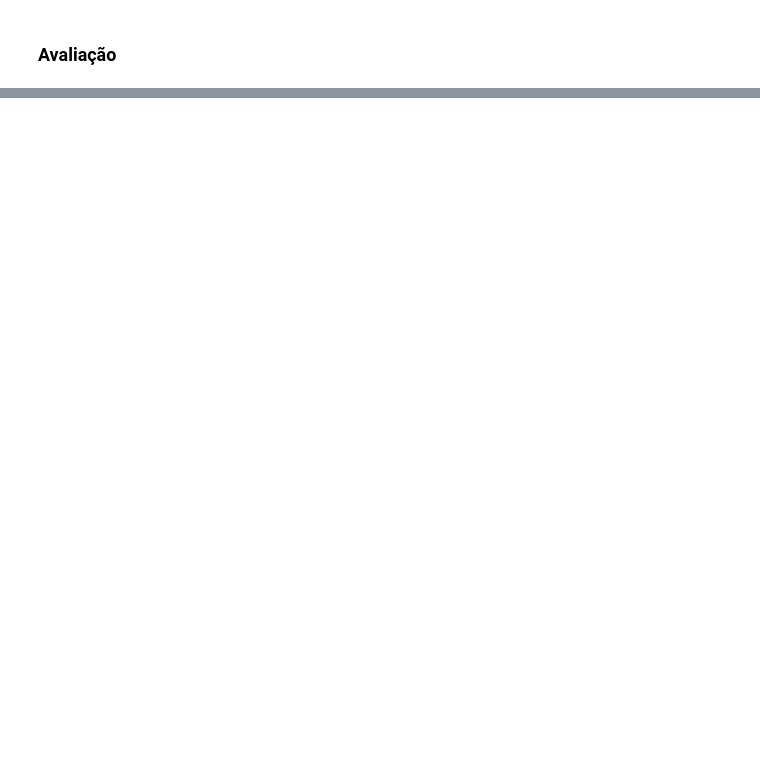
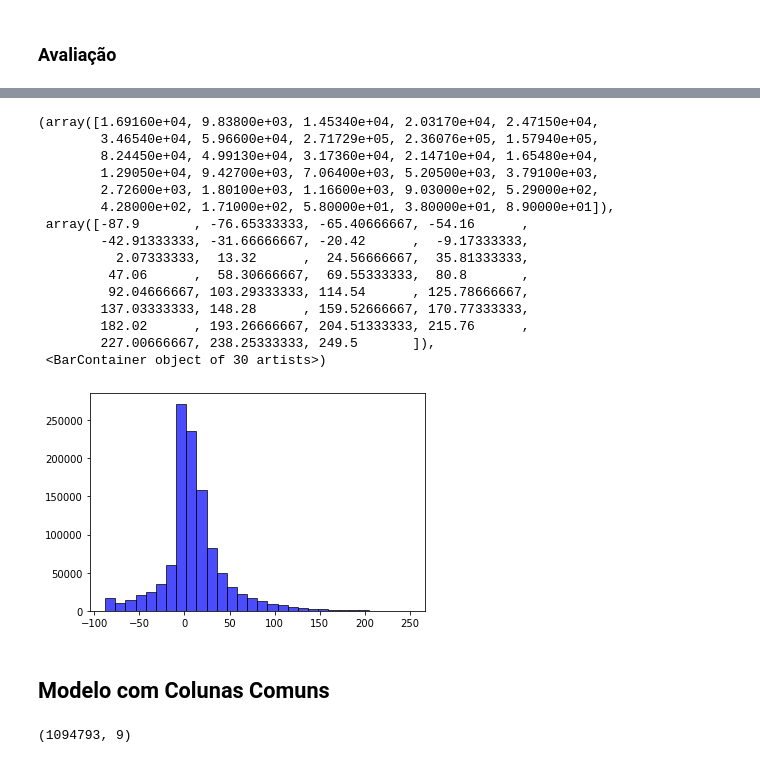
Before and after one commit to INXE-Lainf-Labs/EletricVehicleConsumptionEstimators, a Jupyter notebook: Conect2AI/NepochsLSTM.ipynb, the cells around one changed output, grey strips where cells are left out. Drawn from its saved outputs; the diff is of its cells as text; code cells hidden in the pictures; blank space fills up the shorter version.

Commit message:
Seleção de colunas

```diff
--- a/Conect2AI/NepochsLSTM.ipynb
+++ b/Conect2AI/NepochsLSTM.ipynb
@@ -516,0 +536,21 @@ plot_error_histogram(y_pred_seq, y_test_seq)
+# %%
+plt.hist(trips['Motor Torque [Nm]'], bins=30, color='blue', alpha=0.7, edgecolor='black')
+# %% [output]
+(array([1.69160e+04, 9.83800e+03, 1.45340e+04, 2.03170e+04, 2.47150e+04,
+        3.46540e+04, 5.96600e+04, 2.71729e+05, 2.36076e+05, 1.57940e+05,
+        8.24450e+04, 4.99130e+04, 3.17360e+04, 2.14710e+04, 1.65480e+04,
+        1.29050e+04, 9.42700e+03, 7.06400e+03, 5.20500e+03, 3.79100e+03,
+        2.72600e+03, 1.80100e+03, 1.16600e+03, 9.03000e+02, 5.29000e+02,
+        4.28000e+02, 1.71000e+02, 5.80000e+01, 3.80000e+01, 8.90000e+01]),
+ array([-87.9       , -76.65333333, -65.40666667, -54.16      ,
+        -42.91333333, -31.66666667, -20.42      ,  -9.17333333,
+          2.07333333,  13.32      ,  24.56666667,  35.81333333,
+         47.06      ,  58.30666667,  69.55333333,  80.8       ,
+         92.04666667, 103.29333333, 114.54      , 125.78666667,
+        137.03333333, 148.28      , 159.52666667, 170.77333333,
+        182.02      , 193.26666667, 204.51333333, 215.76      ,
+        227.00666667, 238.25333333, 249.5       ]),
+ <BarContainer object of 30 artists>)
+[figure, added]
+# %% [markdown]
+## Modelo com Colunas Comuns
@@ -516,0 +572,37 @@ plot_error_histogram(y_pred_seq, y_test_seq)
+# %%
+directory = "./data/ieee/"
+files = os.listdir(directory)
+files.sort()
+
+trips = []
+for file in files:
+    trip = pd.read_csv(directory + file, sep=";", encoding='unicode_escape')
+    trip = trip.sort_values(by='Time [s]')
+    trip['Trip'] = file.split(".")[0]
+    trips.append(trip)
+
+# Mapa (elet - comb):
+# 'Ambient Temperature [°C]': 'Veh_ambient_temp_ECM',
+# 'Cabin Temperature Sensor [°C]': 'HVAC_pass_compartment_air_temp_filt_HVAC',
+# 'Heat Exchanger Temperature [°C]': 'HVAC_heater_core_coolant_temp_sensor_HVAC',
+# 'Longitudinal Acceleration [m/s^2]': 'ActVehAccel',
+# 'Throttle [%]': 'Eng_throttle_pos_ECM',
+# 'Velocity [km/h]': 'VehSpdAvgDrvn'
+colunas_selecionadas = [
+    'Ambient Temperature [°C]',
+    'Cabin Temperature Sensor [°C]',
+    'Heat Exchanger Temperature [°C]',
+    'Longitudinal Acceleration [m/s^2]',
+    'Throttle [%]',
+    'Velocity [km/h]',
+    'Motor Torque [Nm]',
+    'Time [s]',
+    'Trip'
+]
+
+
+trips = pd.concat(trips)
+trips = trips[colunas_selecionadas]
+trips.shape
+# %% [output]
+(1094793, 9)
```
Also changed, not shown: parts of 20 cells of this notebook.
